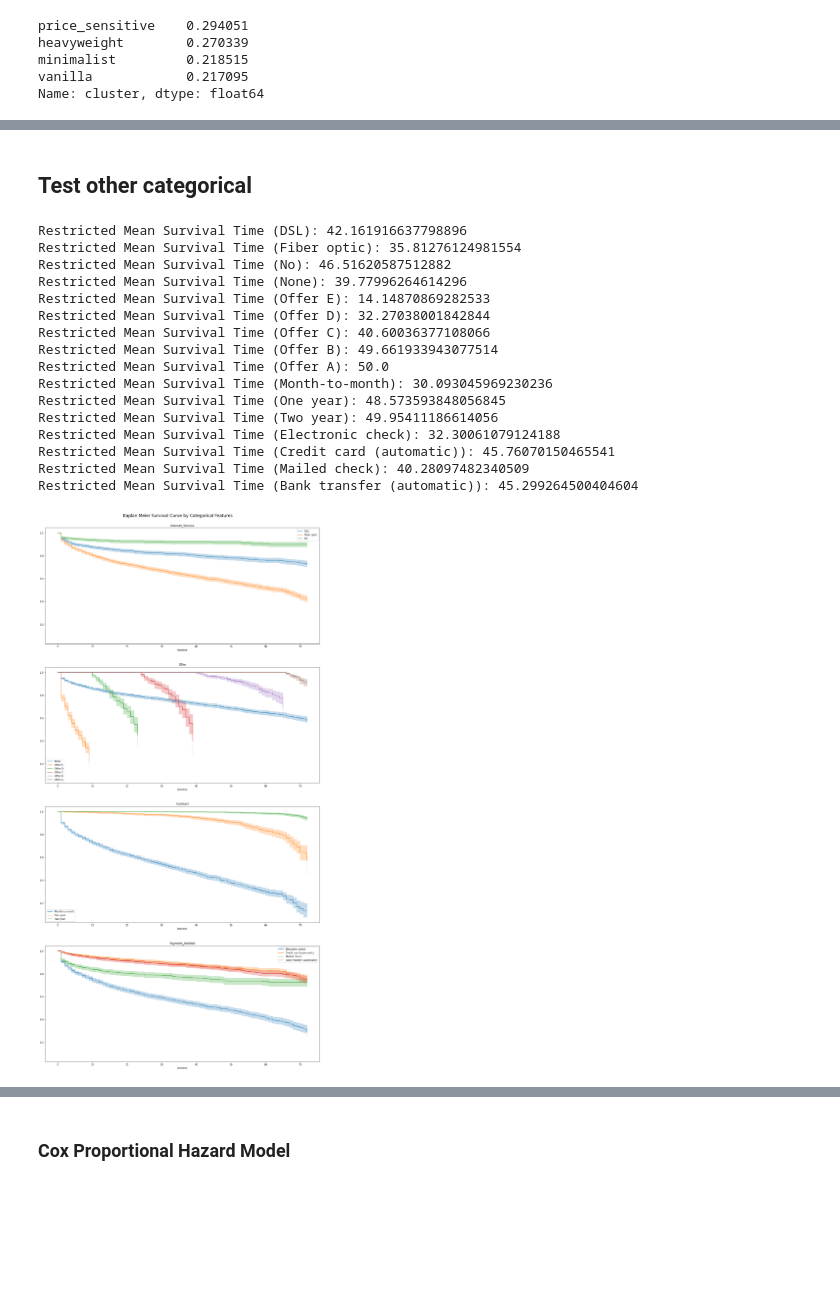
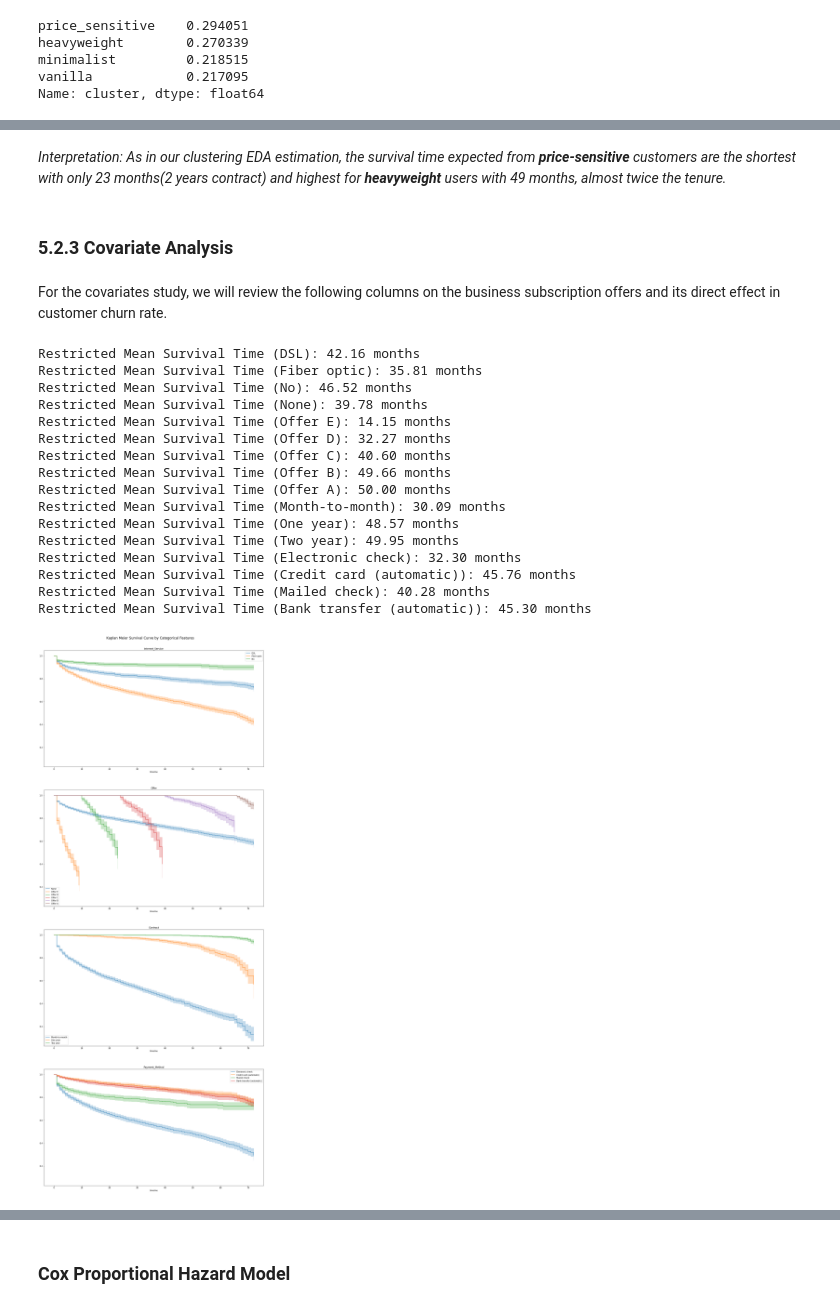
Before and after one commit to JeanLiew/Customer_Attrition_Model, a Jupyter notebook: code/05_Survival Analysis.ipynb, the cells around one changed output, grey strips where cells are left out. Drawn from its saved outputs; the diff is of its cells as text; code cells hidden in the pictures; blank space fills up the shorter version.

```diff
--- a/code/05_Survival Analysis.ipynb
+++ b/code/05_Survival Analysis.ipynb
@@ -108,3 +132,7 @@ Restricted Mean Survival Time (minimalist): 46.44600705575321
+# %% [markdown]
+*Interpretation: As in our clustering EDA estimation, the survival time expected from **price-sensitive** customers are the shortest with only 23 months(2 years contract) and highest for **heavyweight** users with 49 months, almost twice the tenure.*
 # %% [markdown]
-## Test other categorical
+### 5.2.3 Covariate Analysis
+# %% [markdown]
+For the covariates study, we will review the following columns on the business subscription offers and its direct effect in customer churn rate.
 # %%
@@ -111,33 +140,34 @@ Restricted Mean Survival Time (minimalist): 46.44600705575321
 kmf_col = ['internet_service','offer','contract','payment_method']
 # %%
-fig, ax = plt.subplots(nrows = 4, ncols = 1, figsize=(20,40), sharex=False, sharey=True)
+fig, ax = plt.subplots(nrows = 4, ncols = 1, figsize=(20,50), sharex=False, sharey=True)
 ax = ax.flatten()
 
 for idx, col in enumerate(kmf_col):
     #instantiater
     kmf = KaplanMeierFitter()
     #plot km curve by cluster
     plot_categorical_KM_Curve(feature=col,t='tenure_months', event='customer_status', df=telco, ax=ax[idx])
     ax[idx].set_title(col.title())
 
 plt.suptitle('Kaplan Meier Survival Curve by Categorical Features', y=0.9, fontsize=17)
+plt.savefig('../images/surv_kmf_covariate.png')
 plt.show()
 # %% [output]
-Restricted Mean Survival Time (DSL): 42.161916637798896
-Restricted Mean Survival Time (Fiber optic): 35.81276124981554
-Restricted Mean Survival Time (No): 46.51620587512882
-Restricted Mean Survival Time (None): 39.77996264614296
-Restricted Mean Survival Time (Offer E): 14.14870869282533
-Restricted Mean Survival Time (Offer D): 32.27038001842844
-Restricted Mean Survival Time (Offer C): 40.60036377108066
-Restricted Mean Survival Time (Offer B): 49.661933943077514
-Restricted Mean Survival Time (Offer A): 50.0
-Restricted Mean Survival Time (Month-to-month): 30.093045969230236
-Restricted Mean Survival Time (One year): 48.573593848056845
-Restricted Mean Survival Time (Two year): 49.95411186614056
-Restricted Mean Survival Time (Electronic check): 32.30061079124188
-Restricted Mean Survival Time (Credit card (automatic)): 45.76070150465541
-Restricted Mean Survival Time (Mailed check): 40.28097482340509
-Restricted Mean Survival Time (Bank transfer (automatic)): 45.299264500404604
+Restricted Mean Survival Time (DSL): 42.16 months
+Restricted Mean Survival Time (Fiber optic): 35.81 months
+Restricted Mean Survival Time (No): 46.52 months
+Restricted Mean Survival Time (None): 39.78 months
+Restricted Mean Survival Time (Offer E): 14.15 months
+Restricted Mean Survival Time (Offer D): 32.27 months
+Restricted Mean Survival Time (Offer C): 40.60 months
+Restricted Mean Survival Time (Offer B): 49.66 months
+Restricted Mean Survival Time (Offer A): 50.00 months
+Restricted Mean Survival Time (Month-to-month): 30.09 months
+Restricted Mean Survival Time (One year): 48.57 months
+Restricted Mean Survival Time (Two year): 49.95 months
+Restricted Mean Survival Time (Electronic check): 32.30 months
+Restricted Mean Survival Time (Credit card (automatic)): 45.76 months
+Restricted Mean Survival Time (Mailed check): 40.28 months
+Restricted Mean Survival Time (Bank transfer (automatic)): 45.30 months
-[figure, old version]
+[figure, new version]
 # %% [markdown]
```
Also changed, not shown: parts of 28 cells of this notebook, 19 other files.
